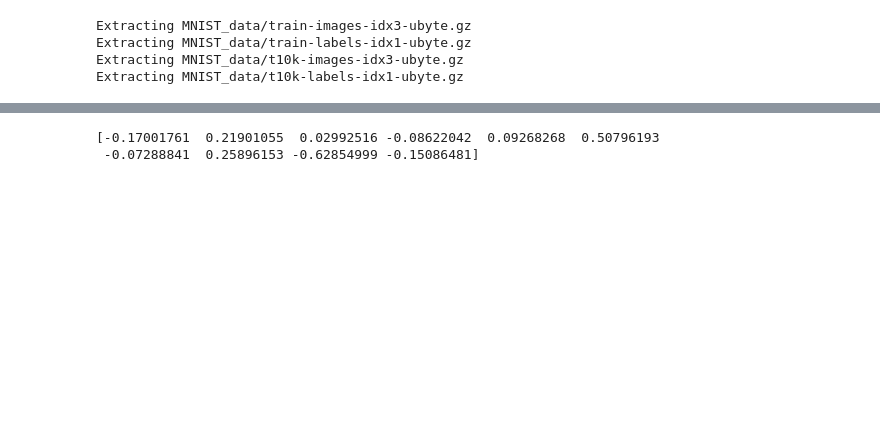
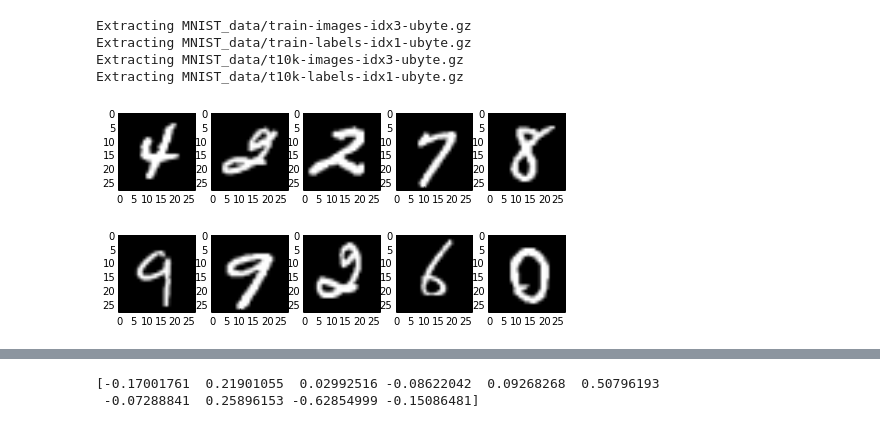
Before and after one commit to sandroormeno/Tensorflow-basic-examples, a Jupyter notebook: Perceptron.ipynb, the cells around one changed output, grey strips where cells are left out. Drawn from its saved outputs; the diff is of its cells as text; code cells hidden in the pictures; blank space fills up the shorter version.

```diff
--- a/Perceptron.ipynb
+++ b/Perceptron.ipynb
@@ -12,6 +13,16 @@ Extracting MNIST_data/train-images-idx3-ubyte.gz
 Extracting MNIST_data/train-labels-idx1-ubyte.gz
 Extracting MNIST_data/t10k-images-idx3-ubyte.gz
 Extracting MNIST_data/t10k-labels-idx1-ubyte.gz
+# %%
+import pylab as pylab
+pylab.rcParams['figure.figsize'] = (8.0, 4.0)
+
+f, axes = plt.subplots(2, 5)
+
+for i in range(10):
+    axes.ravel()[i].imshow(mnist.train.images[randint(0,1000)].reshape((28,28)), cmap="gray")
+# %% [output]
+[figure, added]
 # %%
 x = tf.placeholder(tf.float32,[None, 784])
 y_ = tf.placeholder(tf.float32, [None, 10])
```
Also changed, not shown: parts of 5 cells of this notebook.
